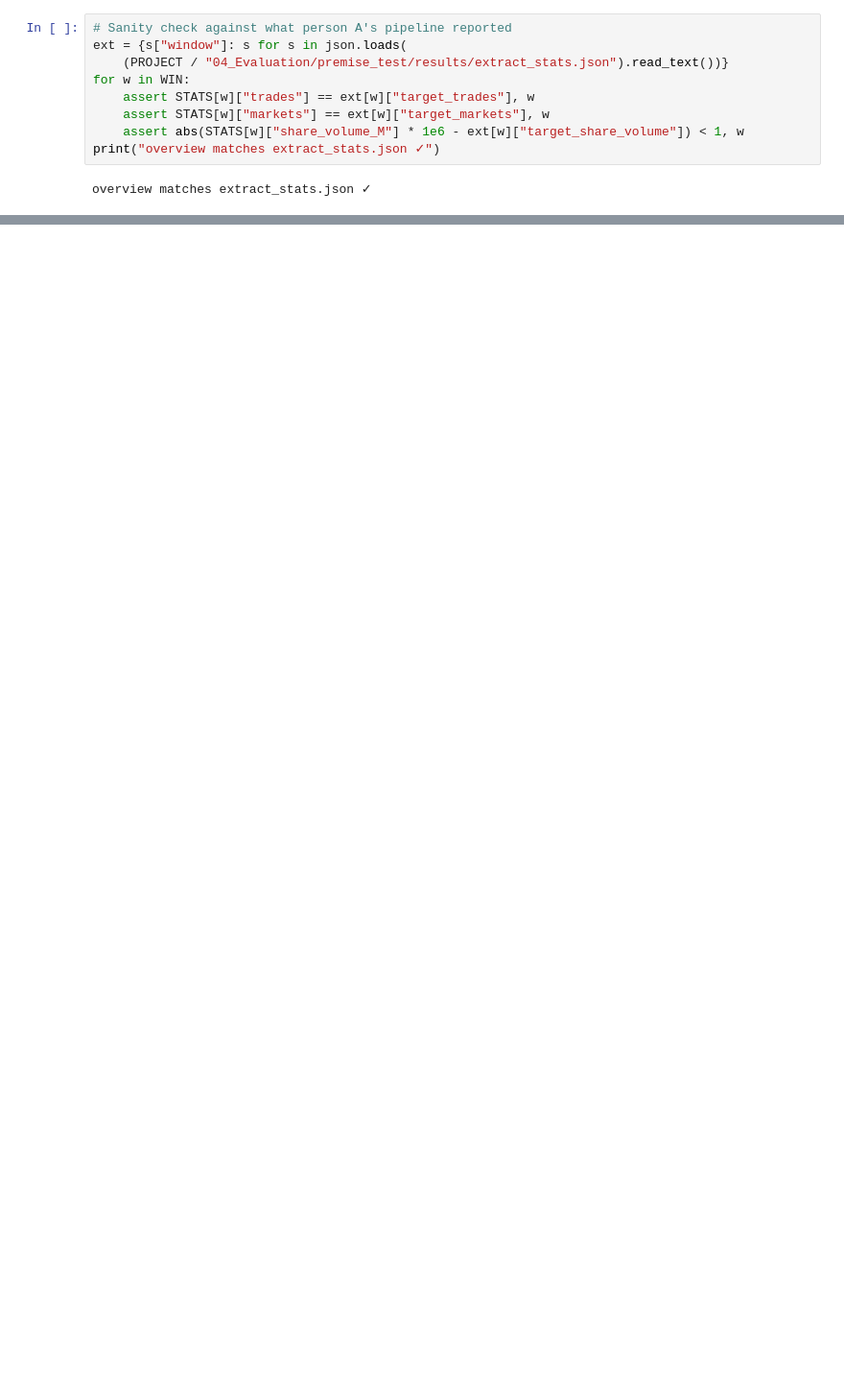
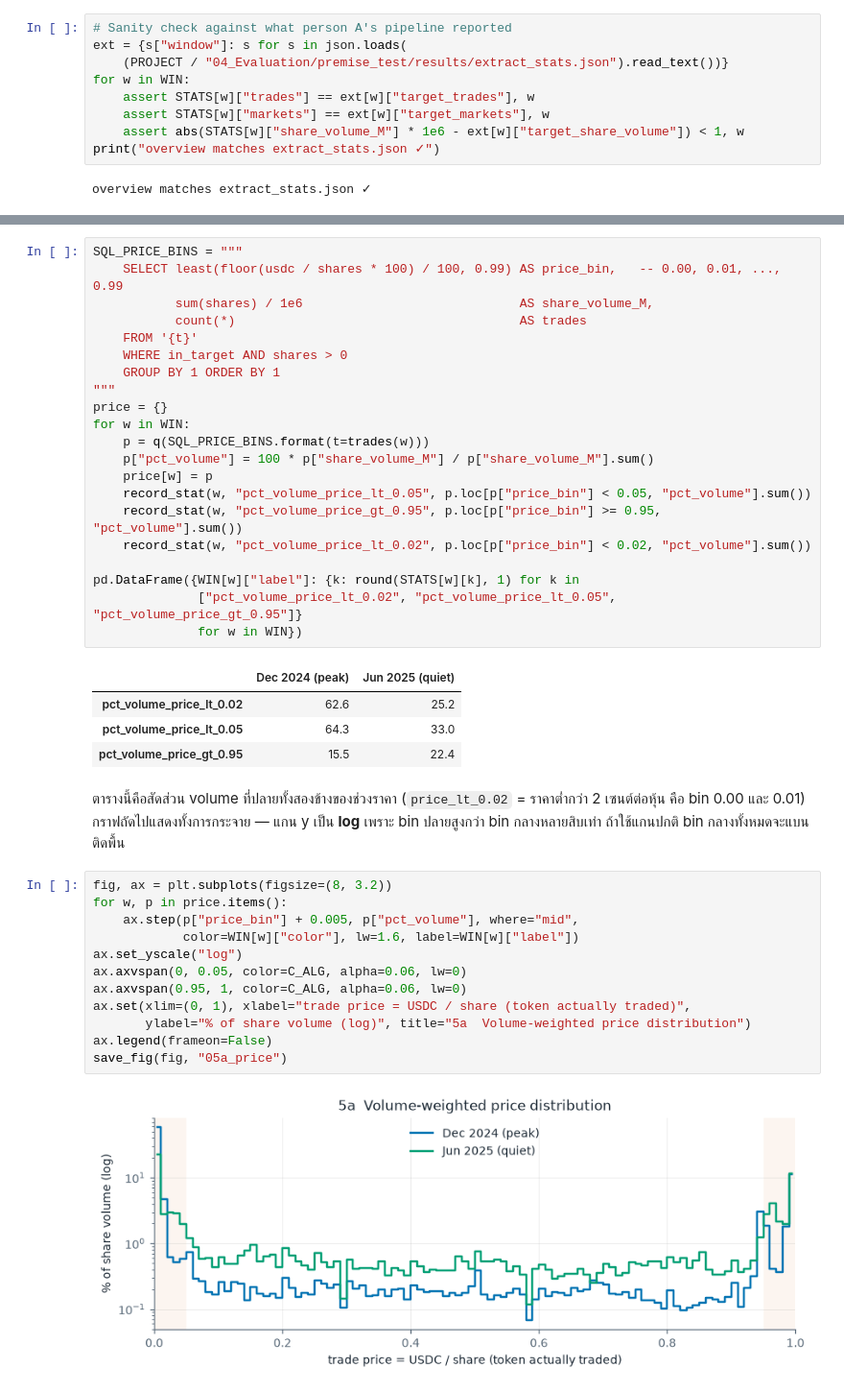
Before and after one commit to Xhazerie/polymarket-detecting-wash-trading, a Jupyter notebook: 03_Analytics/eda/eda_round1.ipynb, the cells around one changed output, grey strips where cells are left out. Shown at 96% size. Saved outputs shown, nothing was run; the diff lists cells and outputs as text; blank space fills up the shorter version.

```diff
--- a/03_Analytics/eda/eda_round1.ipynb
+++ b/03_Analytics/eda/eda_round1.ipynb
@@ -428,0 +692,44 @@ print(json.dumps(STATS, indent=2, default=str))
+# %%
+SQL_PRICE_BINS = """
+    SELECT least(floor(usdc / shares * 100) / 100, 0.99) AS price_bin,   -- 0.00, 0.01, ..., 0.99
+           sum(shares) / 1e6                             AS share_volume_M,
+           count(*)                                      AS trades
+    FROM '{t}'
+    WHERE in_target AND shares > 0
+    GROUP BY 1 ORDER BY 1
+"""
+price = {}
+for w in WIN:
+    p = q(SQL_PRICE_BINS.format(t=trades(w)))
+    p["pct_volume"] = 100 * p["share_volume_M"] / p["share_volume_M"].sum()
+    price[w] = p
+    record_stat(w, "pct_volume_price_lt_0.05", p.loc[p["price_bin"] < 0.05, "pct_volume"].sum())
+    record_stat(w, "pct_volume_price_gt_0.95", p.loc[p["price_bin"] >= 0.95, "pct_volume"].sum())
+    record_stat(w, "pct_volume_price_lt_0.02", p.loc[p["price_bin"] < 0.02, "pct_volume"].sum())
+
+pd.DataFrame({WIN[w]["label"]: {k: round(STATS[w][k], 1) for k in
+              ["pct_volume_price_lt_0.02", "pct_volume_price_lt_0.05", "pct_volume_price_gt_0.95"]}
+              for w in WIN})
+# %% [output]
+|  | Dec 2024 (peak) | Jun 2025 (quiet) |
+| pct_volume_price_lt_0.02 | 62.6 | 25.2 |
+| pct_volume_price_lt_0.05 | 64.3 | 33.0 |
+| pct_volume_price_gt_0.95 | 15.5 | 22.4 |
+# %% [markdown]
+ตารางนี้คือสัดส่วน volume ที่ปลายทั้งสองข้างของช่วงราคา (`price_lt_0.02` = ราคาต่ำกว่า 2 เซนต์ต่อหุ้น คือ bin 0.00 และ 0.01)
+กราฟถัดไปแสดงทั้งการกระจาย — แกน y เป็น **log** เพราะ bin ปลายสูงกว่า bin กลางหลายสิบเท่า
+ถ้าใช้แกนปกติ bin กลางทั้งหมดจะแบนติดพื้น
+# %%
+fig, ax = plt.subplots(figsize=(8, 3.2))
+for w, p in price.items():
+    ax.step(p["price_bin"] + 0.005, p["pct_volume"], where="mid",
+            color=WIN[w]["color"], lw=1.6, label=WIN[w]["label"])
+ax.set_yscale("log")
+ax.axvspan(0, 0.05, color=C_ALG, alpha=0.06, lw=0)
+ax.axvspan(0.95, 1, color=C_ALG, alpha=0.06, lw=0)
+ax.set(xlim=(0, 1), xlabel="trade price = USDC / share (token actually traded)",
+       ylabel="% of share volume (log)", title="5a  Volume-weighted price distribution")
+ax.legend(frameon=False)
+save_fig(fig, "05a_price")
+# %% [output]
+[figure, added]
```
Also changed, not shown: parts of 78 cells of this notebook, 9 other files.
